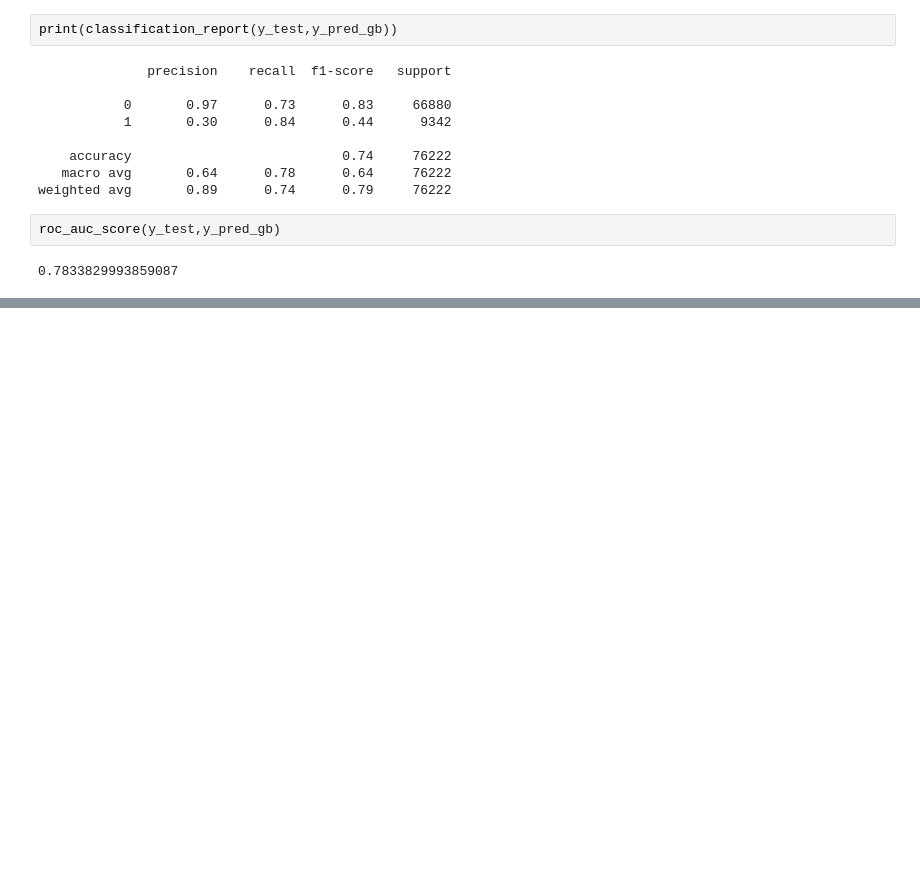
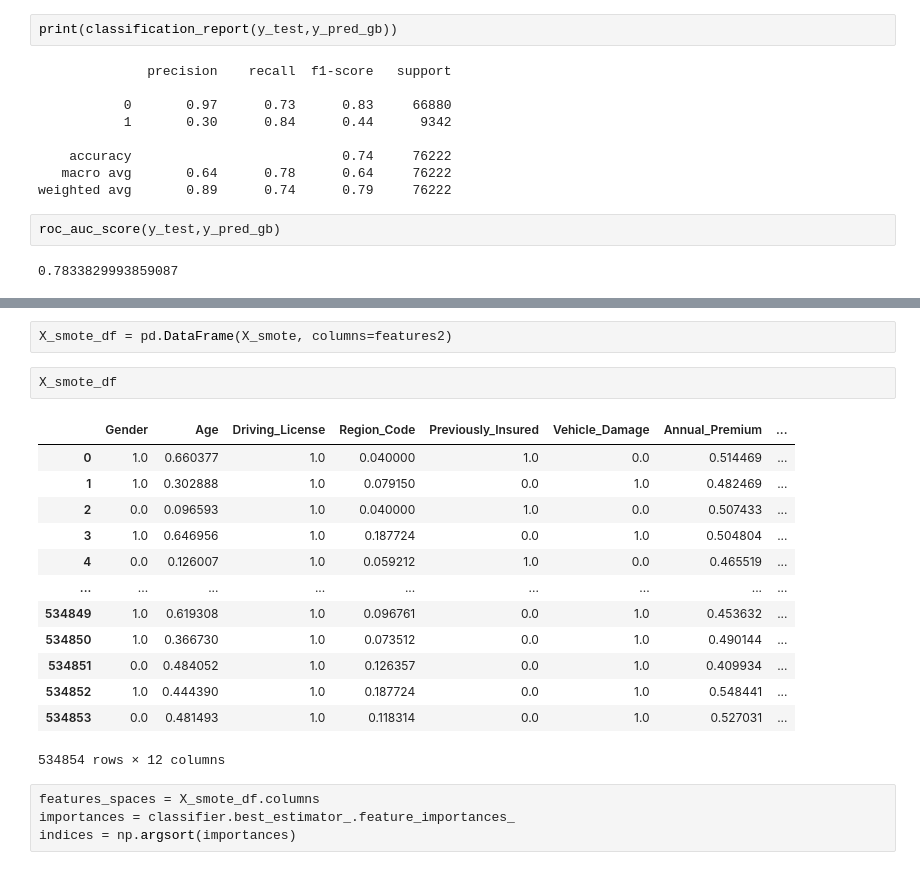
Before and after one commit to ankitbittu/HEALTH-INSURANCE-CROSS-SELL-PREDICTION, a Jupyter notebook: Copy_of_HEALTH_INSURANCE_CROSS_SELL_PREDICTION.ipynb, the cells around one changed output, grey strips where cells are left out. Cells and saved outputs as stored; diff of their text form; blank space fills up the shorter version.

```diff
--- a/Copy_of_HEALTH_INSURANCE_CROSS_SELL_PREDICTION.ipynb
+++ b/Copy_of_HEALTH_INSURANCE_CROSS_SELL_PREDICTION.ipynb
@@ -897,0 +984,22 @@ roc_auc_score(y_test,y_pred_gb)
+# %%
+X_smote_df = pd.DataFrame(X_smote, columns=features2)
+# %%
+X_smote_df
+# %% [output]
+|  | Gender | Age | Driving_License | Region_Code | Previously_Insured | Vehicle_Damage | Annual_Premium | ... |
+| 0 | 1.0 | 0.660377 | 1.0 | 0.040000 | 1.0 | 0.0 | 0.514469 | ... |
+| 1 | 1.0 | 0.302888 | 1.0 | 0.079150 | 0.0 | 1.0 | 0.482469 | ... |
+| 2 | 0.0 | 0.096593 | 1.0 | 0.040000 | 1.0 | 0.0 | 0.507433 | ... |
+| 3 | 1.0 | 0.646956 | 1.0 | 0.187724 | 0.0 | 1.0 | 0.504804 | ... |
+| 4 | 0.0 | 0.126007 | 1.0 | 0.059212 | 1.0 | 0.0 | 0.465519 | ... |
+| ... | ... | ... | ... | ... | ... | ... | ... | ... |
+| 534849 | 1.0 | 0.619308 | 1.0 | 0.096761 | 0.0 | 1.0 | 0.453632 | ... |
+| 534850 | 1.0 | 0.366730 | 1.0 | 0.073512 | 0.0 | 1.0 | 0.490144 | ... |
+| 534851 | 0.0 | 0.484052 | 1.0 | 0.126357 | 0.0 | 1.0 | 0.409934 | ... |
+| 534852 | 1.0 | 0.444390 | 1.0 | 0.187724 | 0.0 | 1.0 | 0.548441 | ... |
+| 534853 | 0.0 | 0.481493 | 1.0 | 0.118314 | 0.0 | 1.0 | 0.527031 | ... |
+534854 rows × 12 columns
+# %%
+features_spaces = X_smote_df.columns
+importances = classifier.best_estimator_.feature_importances_
+indices = np.argsort(importances)
```
Also changed, not shown: parts of 47 cells of this notebook.
